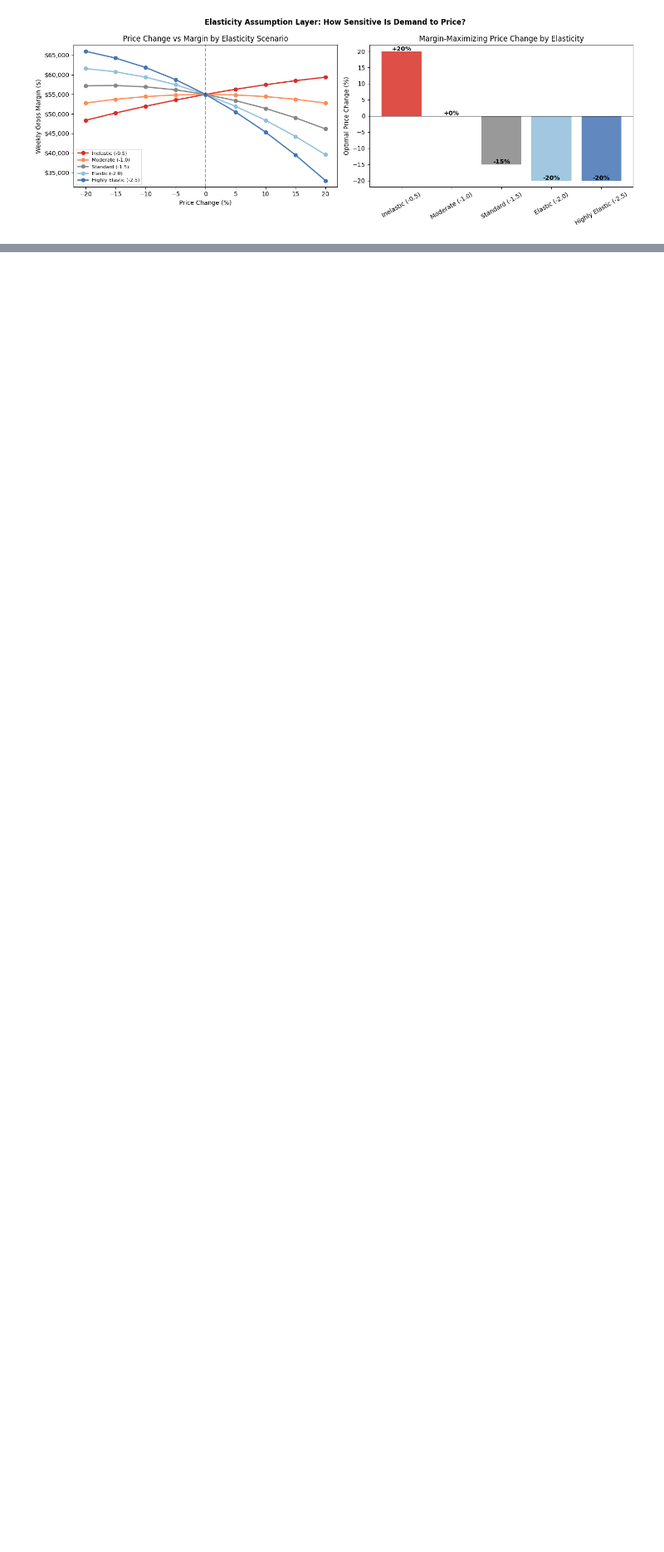
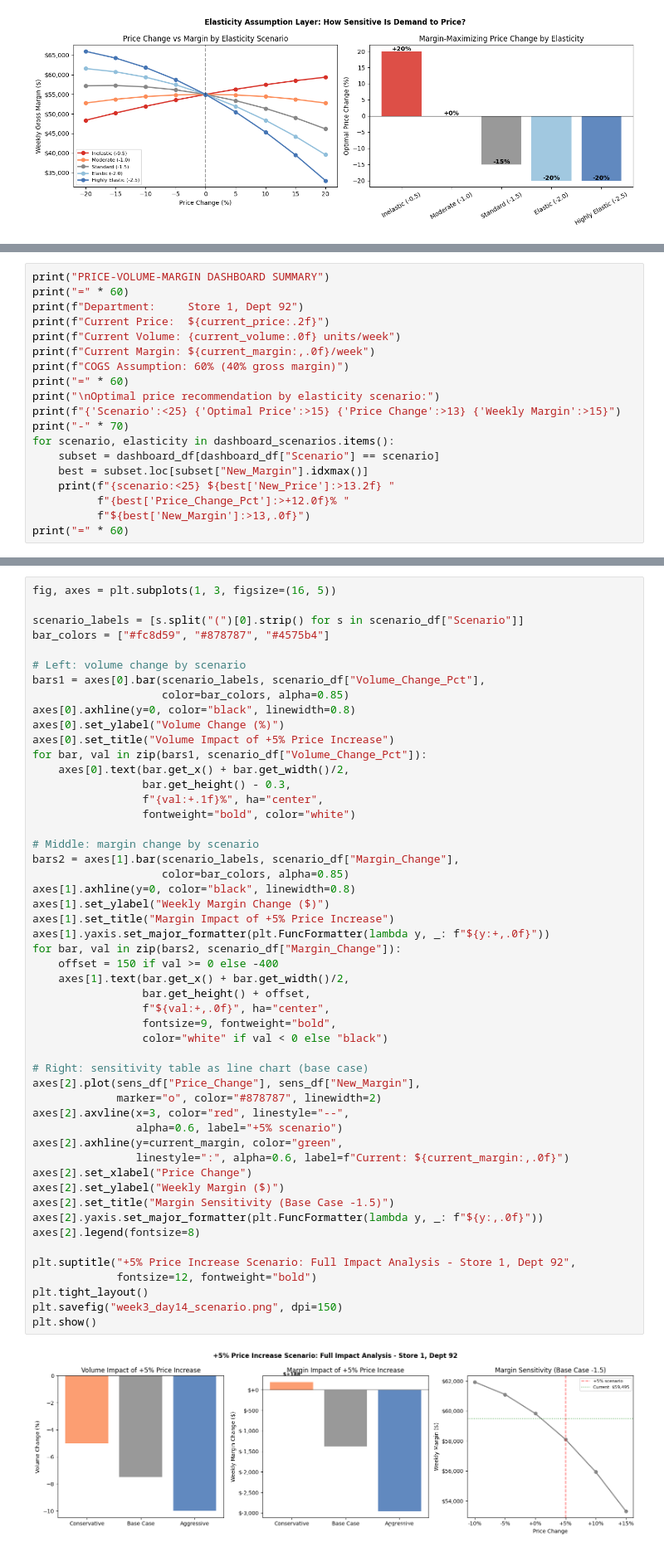
Before and after one commit to Snjkmr162/The_Pricing_Analytics_Toolkit, a Jupyter notebook: notebooks/week3_dashboard/Week3_Price_Volume_Margin.ipynb, the cells around one changed output, grey strips where cells are left out. Shown at 83% size. Saved outputs shown, nothing was run; the diff lists cells and outputs as text; blank space fills up the shorter version.

```diff
--- a/notebooks/week3_dashboard/Week3_Price_Volume_Margin.ipynb
+++ b/notebooks/week3_dashboard/Week3_Price_Volume_Margin.ipynb
@@ -312,0 +446,19 @@ plt.show()
+# %%
+print("PRICE-VOLUME-MARGIN DASHBOARD SUMMARY")
+print("=" * 60)
+print(f"Department:     Store 1, Dept 92")
+print(f"Current Price:  ${current_price:.2f}")
+print(f"Current Volume: {current_volume:.0f} units/week")
+print(f"Current Margin: ${current_margin:,.0f}/week")
+print(f"COGS Assumption: 60% (40% gross margin)")
+print("=" * 60)
+print("\nOptimal price recommendation by elasticity scenario:")
+print(f"{'Scenario':<25} {'Optimal Price':>15} {'Price Change':>13} {'Weekly Margin':>15}")
+print("-" * 70)
+for scenario, elasticity in dashboard_scenarios.items():
+    subset = dashboard_df[dashboard_df["Scenario"] == scenario]
+    best = subset.loc[subset["New_Margin"].idxmax()]
+    print(f"{scenario:<25} ${best['New_Price']:>13.2f} "
+          f"{best['Price_Change_Pct']:>+12.0f}% "
+          f"${best['New_Margin']:>13,.0f}")
+print("=" * 60)
@@ -312,0 +584,53 @@ plt.show()
+# %%
+fig, axes = plt.subplots(1, 3, figsize=(16, 5))
+
+scenario_labels = [s.split("(")[0].strip() for s in scenario_df["Scenario"]]
+bar_colors = ["#fc8d59", "#878787", "#4575b4"]
+
+# Left: volume change by scenario
+bars1 = axes[0].bar(scenario_labels, scenario_df["Volume_Change_Pct"],
+                    color=bar_colors, alpha=0.85)
+axes[0].axhline(y=0, color="black", linewidth=0.8)
+axes[0].set_ylabel("Volume Change (%)")
+axes[0].set_title("Volume Impact of +5% Price Increase")
+for bar, val in zip(bars1, scenario_df["Volume_Change_Pct"]):
+    axes[0].text(bar.get_x() + bar.get_width()/2,
+                 bar.get_height() - 0.3,
+                 f"{val:+.1f}%", ha="center",
+                 fontweight="bold", color="white")
+
+# Middle: margin change by scenario
+bars2 = axes[1].bar(scenario_labels, scenario_df["Margin_Change"],
+                    color=bar_colors, alpha=0.85)
+axes[1].axhline(y=0, color="black", linewidth=0.8)
+axes[1].set_ylabel("Weekly Margin Change ($)")
+axes[1].set_title("Margin Impact of +5% Price Increase")
+axes[1].yaxis.set_major_formatter(plt.FuncFormatter(lambda y, _: f"${y:+,.0f}"))
+for bar, val in zip(bars2, scenario_df["Margin_Change"]):
+    offset = 150 if val >= 0 else -400
+    axes[1].text(bar.get_x() + bar.get_width()/2,
+                 bar.get_height() + offset,
+                 f"${val:+,.0f}", ha="center",
+                 fontsize=9, fontweight="bold",
+                 color="white" if val < 0 else "black")
+
+# Right: sensitivity table as line chart (base case)
+axes[2].plot(sens_df["Price_Change"], sens_df["New_Margin"],
+             marker="o", color="#878787", linewidth=2)
+axes[2].axvline(x=3, color="red", linestyle="--",
+                alpha=0.6, label="+5% scenario")
+axes[2].axhline(y=current_margin, color="green",
+                linestyle=":", alpha=0.6, label=f"Current: ${current_margin:,.0f}")
+axes[2].set_xlabel("Price Change")
+axes[2].set_ylabel("Weekly Margin ($)")
+axes[2].set_title("Margin Sensitivity (Base Case -1.5)")
+axes[2].yaxis.set_major_formatter(plt.FuncFormatter(lambda y, _: f"${y:,.0f}"))
+axes[2].legend(fontsize=8)
+
+plt.suptitle("+5% Price Increase Scenario: Full Impact Analysis - Store 1, Dept 92",
+             fontsize=12, fontweight="bold")
+plt.tight_layout()
+plt.savefig("week3_day14_scenario.png", dpi=150)
+plt.show()
+# %% [output]
+[figure, added]
```
Also changed, not shown: parts of 7 cells of this notebook.
